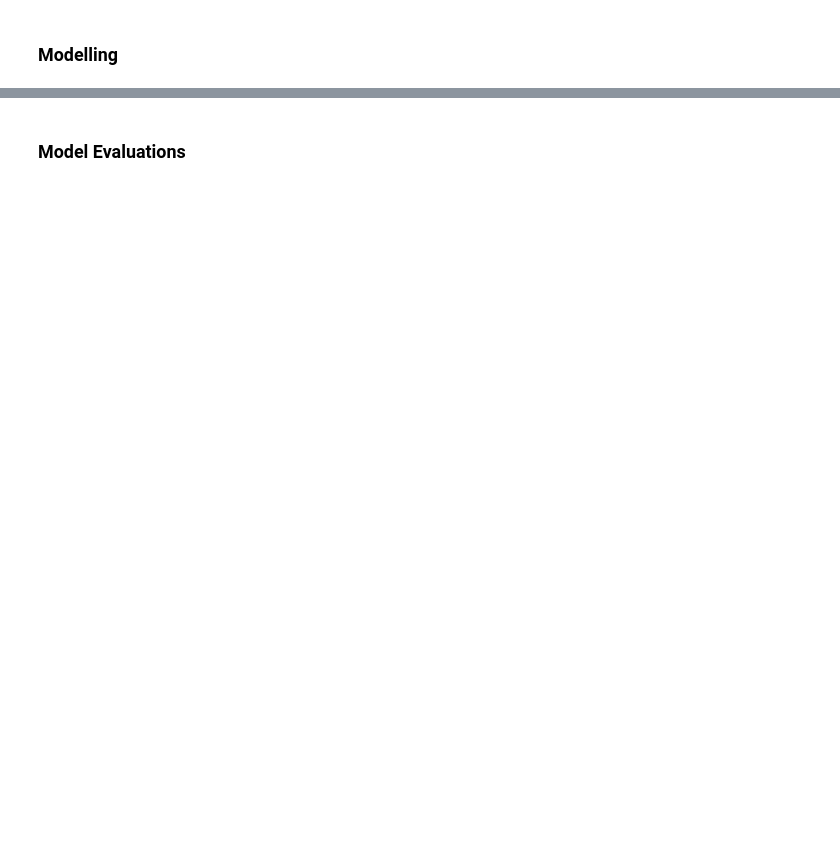
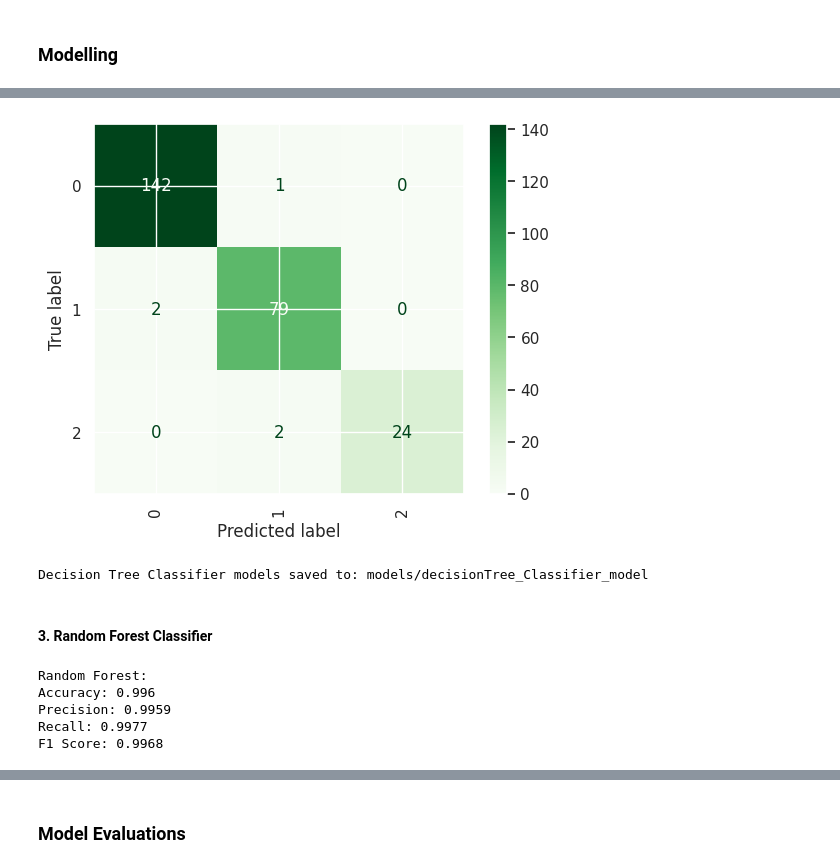
Before and after one commit to oscar066/Kiduka, a Jupyter notebook: index.ipynb, the cells around one changed output, grey strips where cells are left out. Saved outputs shown, nothing was run; the diff lists cells and outputs as text; code cells hidden in the pictures; blank space fills up the shorter version.

```diff
--- a/index.ipynb
+++ b/index.ipynb
@@ -719,0 +837,8 @@ from sklearn.ensemble import GradientBoostingClassifier
+# %%
+# decision trees
+from sklearn.tree import DecisionTreeClassifier
+
+dtree = DecisionTreeClassifier()
+dtree.fit(X_train, y_train)
+
+y_pred_tree = dtree.predict(X_test)
@@ -719,0 +878,24 @@ from sklearn.ensemble import GradientBoostingClassifier
+# %%
+from sklearn.metrics import confusion_matrix, ConfusionMatrixDisplay
+
+cm = confusion_matrix(y_test, y_pred_tree, labels=dtree.classes_)
+disp = ConfusionMatrixDisplay(confusion_matrix=cm, display_labels=dtree.classes_)
+disp.plot(cmap='Greens')
+plt.xticks(rotation=90)
+
+# Saving the plot
+plot_path = 'eda_charts/models_evals/decision_tree_confusion_matrix.png'
+plt.savefig(plot_path)
+
+plt.show()
+# %% [output]
+[figure, added]
+# %%
+# Save the model to a file
+joblib.dump(dtree, 'models/decisionTree_Classifier_model.joblib')
+
+print("Decision Tree Classifier models saved to: models/decisionTree_Classifier_model")
+# %% [output]
+Decision Tree Classifier models saved to: models/decisionTree_Classifier_model
+# %% [markdown]
+#### 3. Random Forest Classifier
@@ -719,0 +913,21 @@ from sklearn.ensemble import GradientBoostingClassifier
+# %%
+# Model Evaluation for Random Forest
+print("\nRandom Forest:")
+
+# Accuracy is the proportion of true results (both true positives and true negatives) among the total number of cases examined.
+print(f"Accuracy: {accuracy_score(y_test, y_pred_rf)}")
+
+# Precision is the ratio of correctly predicted positive observations to the total predicted positives.
+print(f"Precision: {precision_score(y_test, y_pred_rf, average='macro'):.4f}")
+
+# Recall (Sensitivity) is the ratio of correctly predicted positive observations to the all observations in actual class.
+print(f"Recall: {recall_score(y_test, y_pred_rf, average='macro'):.4f}")
+
+# F1 Score is the weighted average of Precision and Recall. It tries to find the balance between precision and recall.
+print(f"F1 Score: {f1_score(y_test, y_pred_rf, average='macro'):.4f}")
+# %% [output]
+Random Forest:
+Accuracy: 0.996
+Precision: 0.9959
+Recall: 0.9977
+F1 Score: 0.9968
```
Also changed, not shown: parts of 35 cells of this notebook, 8 other files.
